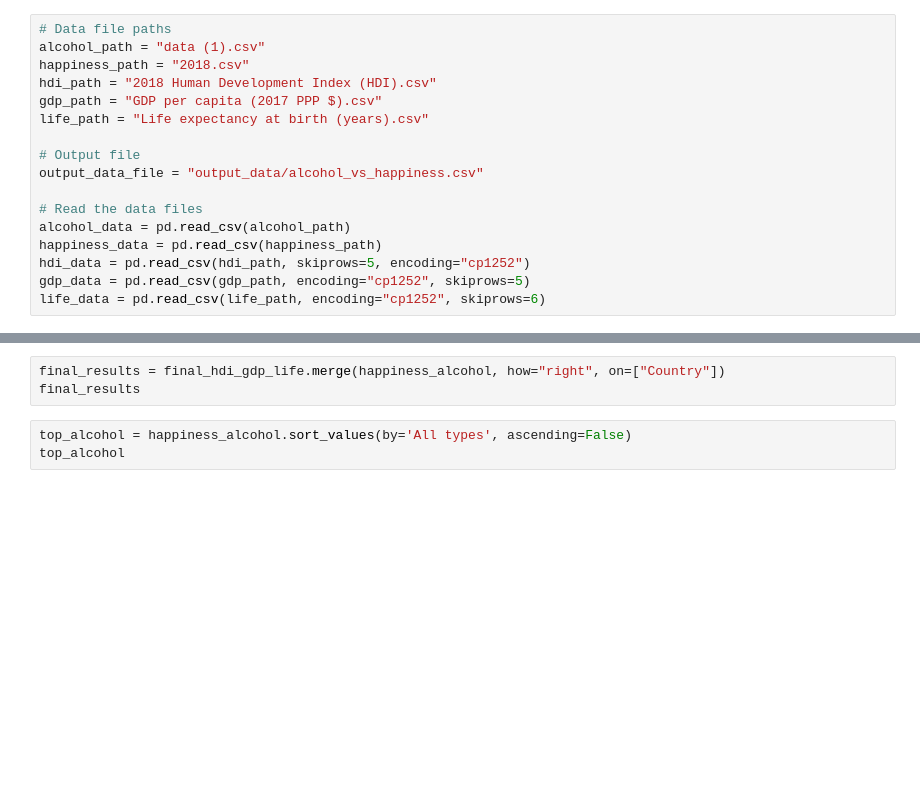
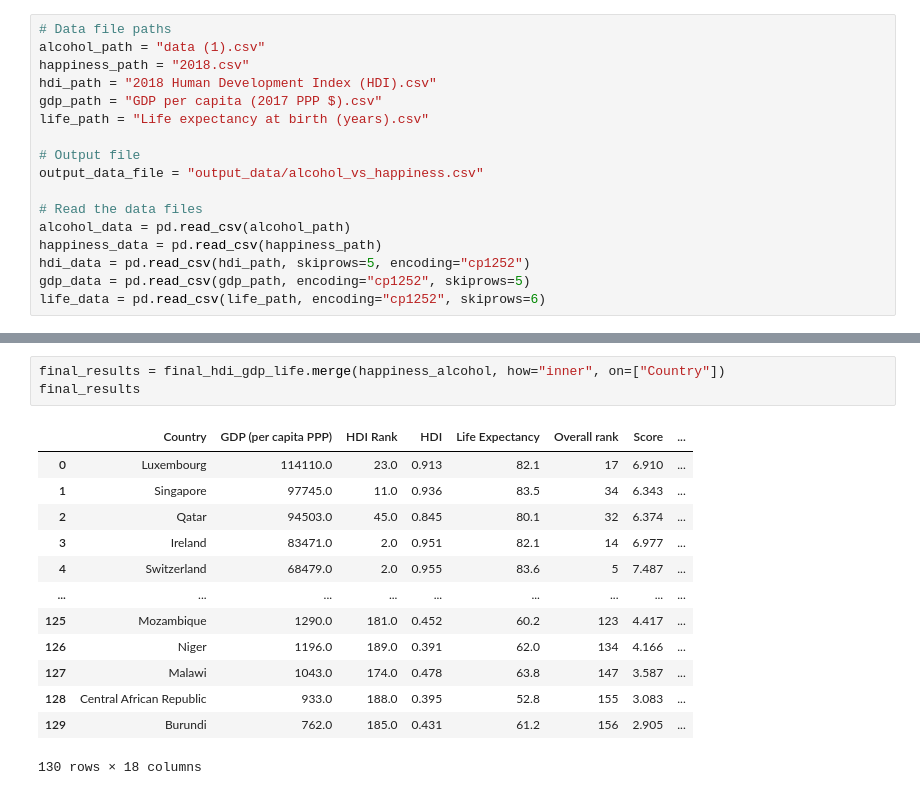
Before and after one commit to Steff-C/Project-1-Happiness-, a Jupyter notebook: Happiness.ipynb, the cells around one changed output, grey strips where cells are left out. Drawn from its saved outputs; the diff is of its cells as text; blank space fills up the shorter version.

```diff
--- a/Happiness.ipynb
+++ b/Happiness.ipynb
@@ -65,6 +135,17 @@ happiness_alcohol
 # %%
-final_results = final_hdi_gdp_life.merge(happiness_alcohol, how="right", on=["Country"])
+final_results = final_hdi_gdp_life.merge(happiness_alcohol, how="inner", on=["Country"])
 final_results
+# %% [output]
+|  | Country | GDP (per capita PPP) | HDI Rank | HDI | Life Expectancy | Overall rank | Score | ... |
+| 0 | Luxembourg | 114110.0 | 23.0 | 0.913 | 82.1 | 17 | 6.910 | ... |
+| 1 | Singapore | 97745.0 | 11.0 | 0.936 | 83.5 | 34 | 6.343 | ... |
+| 2 | Qatar | 94503.0 | 45.0 | 0.845 | 80.1 | 32 | 6.374 | ... |
+| 3 | Ireland | 83471.0 | 2.0 | 0.951 | 82.1 | 14 | 6.977 | ... |
+| 4 | Switzerland | 68479.0 | 2.0 | 0.955 | 83.6 | 5 | 7.487 | ... |
+| ... | ... | ... | ... | ... | ... | ... | ... | ... |
+| 125 | Mozambique | 1290.0 | 181.0 | 0.452 | 60.2 | 123 | 4.417 | ... |
+| 126 | Niger | 1196.0 | 189.0 | 0.391 | 62.0 | 134 | 4.166 | ... |
+| 127 | Malawi | 1043.0 | 174.0 | 0.478 | 63.8 | 147 | 3.587 | ... |
+| 128 | Central African Republic | 933.0 | 188.0 | 0.395 | 52.8 | 155 | 3.083 | ... |
+| 129 | Burundi | 762.0 | 185.0 | 0.431 | 61.2 | 156 | 2.905 | ... |
+130 rows × 18 columns
-# %%
-top_alcohol = happiness_alcohol.sort_values(by='All types', ascending=False)
-top_alcohol
```
Also changed, not shown: parts of 8 cells of this notebook, 2 other files.
